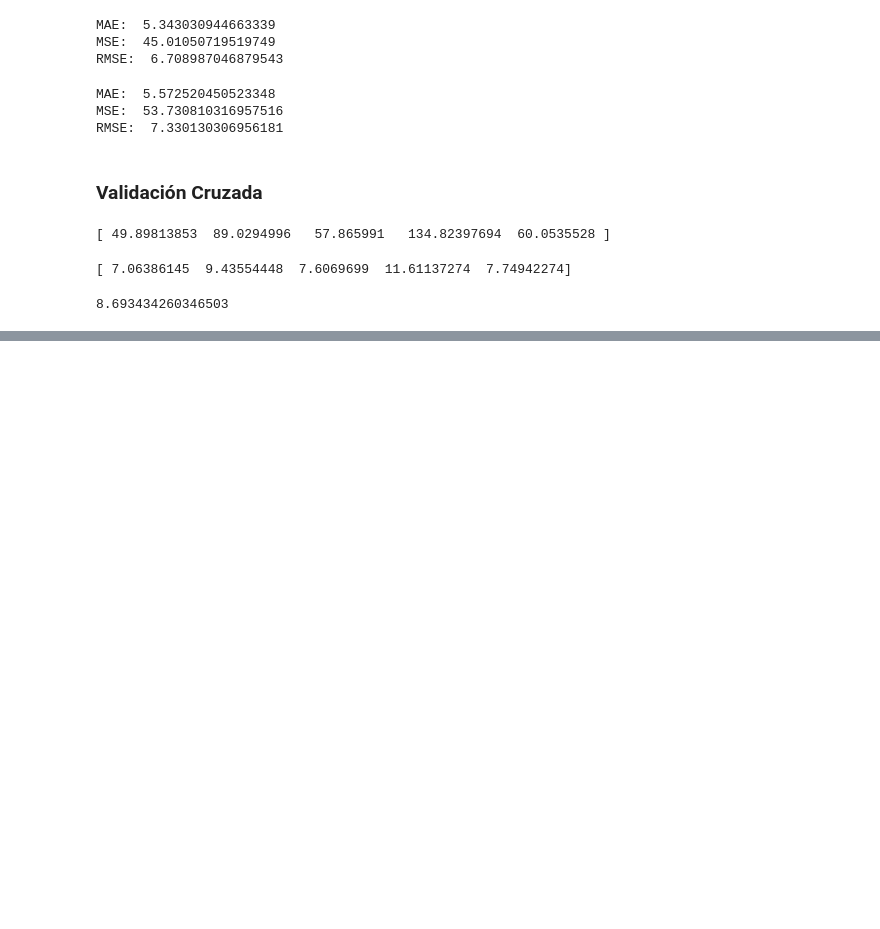
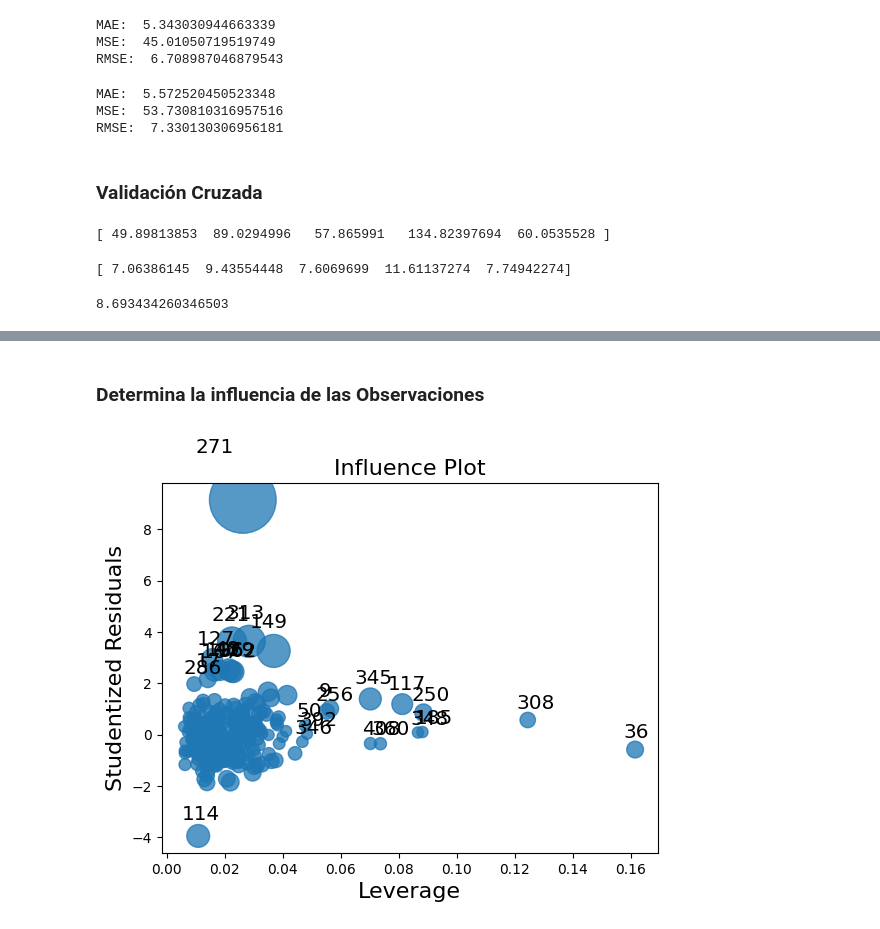
Before and after one commit to IsabelaCastillo/Analitica-Computacional, a Jupyter notebook: Taller_3/Taller 3.ipynb, the cells around one changed output, grey strips where cells are left out. Saved outputs shown, nothing was run; the diff lists cells and outputs as text; code cells hidden in the pictures; blank space fills up the shorter version.

```diff
--- a/Taller_3/Taller 3.ipynb
+++ b/Taller_3/Taller 3.ipynb
@@ -288,0 +291,16 @@ print(rmse_scores.mean())
+# %%
+import statsmodels.api as sm
+
+X = data[features]
+y = data['Y house price of unit area']
+
+X_train, X_test, y_train, y_test = train_test_split(X, y, random_state=1)
+
+# agregar constante explíticamente
+X_train = sm.add_constant(X_train)
+
+# regresión usando mínimos cuadrados ordinarios (ordinary least squares - OLS)
+model = sm.OLS(y_train, X_train).fit()
+
+# resumen de resultados
+print(model.summary())
@@ -288,0 +325,6 @@ print(rmse_scores.mean())
+# %% [markdown]
+### Determina la influencia de las Observaciones
+# %%
+fig = sm.graphics.influence_plot(model, criterion="cooks")
+# %% [output]
+[figure, added]
```
Also changed, not shown: parts of 5 cells of this notebook.
